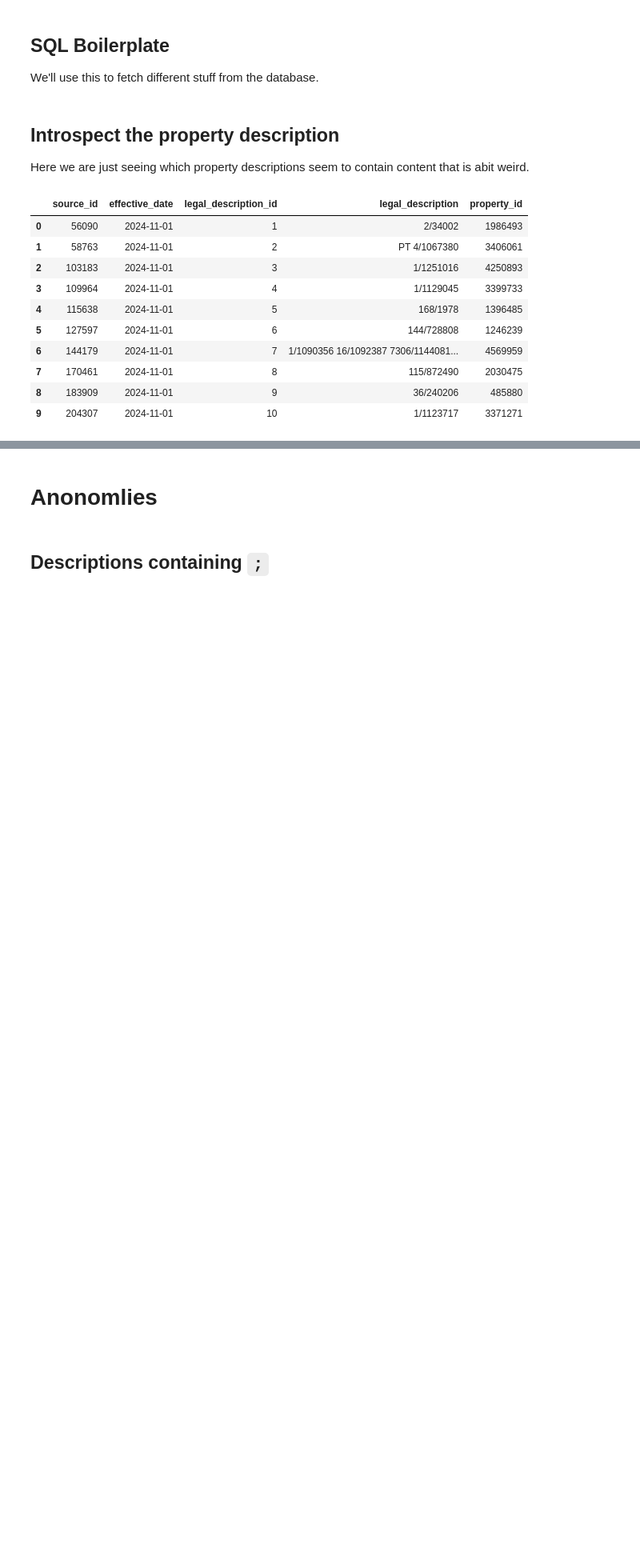
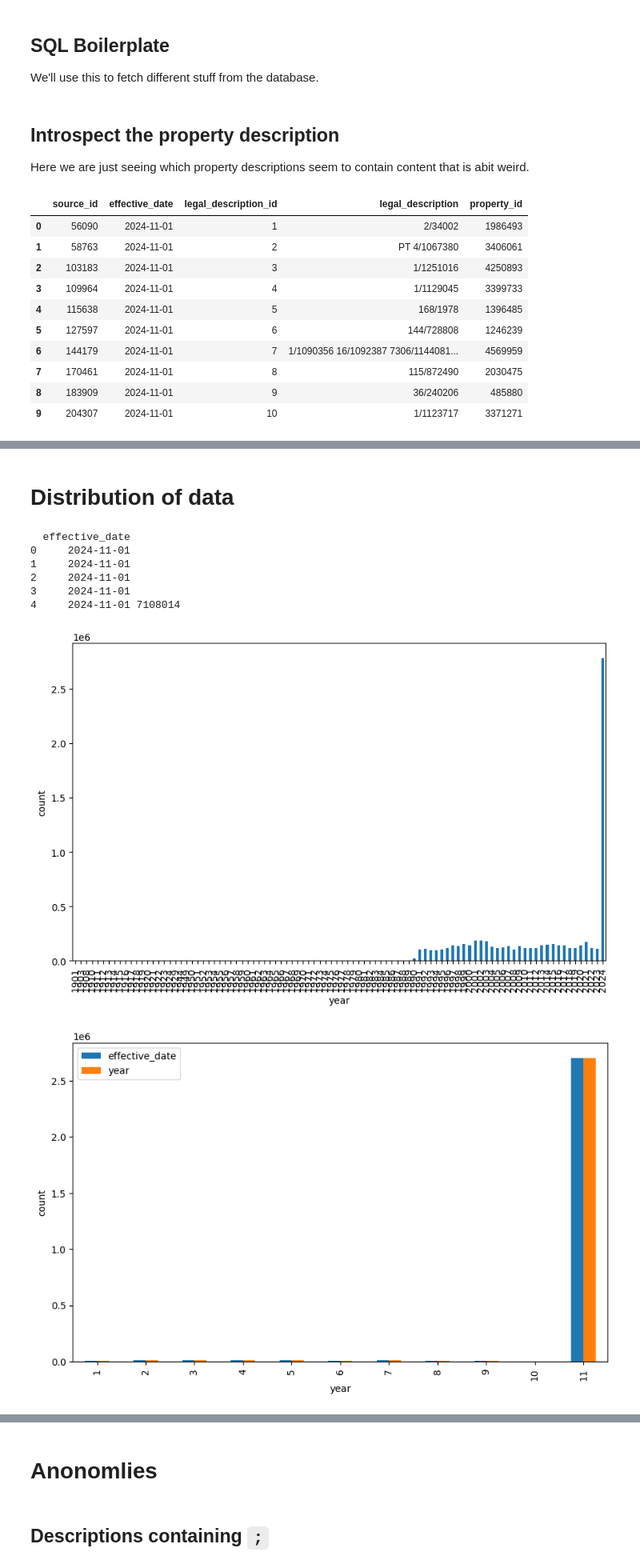
Before and after one commit to AKST/Australian-Address-Boundaries-Land-Property-Price-Database, a Jupyter notebook: pg_nswvg_property_desc.ipynb, the cells around one changed output, grey strips where cells are left out. Shown at 80% size. Saved outputs shown, nothing was run; the diff lists cells and outputs as text; code cells hidden in the pictures; blank space fills up the shorter version.

```diff
--- a/pg_nswvg_property_desc.ipynb
+++ b/pg_nswvg_property_desc.ipynb
@@ -162,0 +159,36 @@ property_descriptions
+# %% [markdown]
+# Distribution of data
+# %%
+import matplotlib.pyplot as plt
+
+def plot_hist(df, xlabel, ylabel, title, **args):
+    df.plot(**args)
+    plt.xlabel(xlabel)
+    plt.ylabel(ylabel)
+    plt.title(title)
+
+
+df = get_the_data("""
+    SELECT effective_date FROM nsw_lrs.legal_description
+     where effective_date > '1900-01-01'
+       and effective_date < '2024-12-01'
+""")
+
+print(df.head(), len(df))
+
+df['effective_date'] = pd.to_datetime(df['effective_date'])
+df["year"] = df["effective_date"].dt.year
+
+plot_hist(df.groupby('year').size(), 'year', 'count', '', kind='bar', figsize=(10, 6))
+
+df = df[df['year'] == 2024]
+plot_hist(df.groupby(df['effective_date'].dt.month).count(), 'year', 'count', '', kind='bar', figsize=(10, 6))
+# %% [output]
+  effective_date
+0     2024-11-01
+1     2024-11-01
+2     2024-11-01
+3     2024-11-01
+4     2024-11-01 7108014
+[figure, added]
+[figure, added]
```
Also changed, not shown: parts of 3 cells of this notebook, 16 other files.
